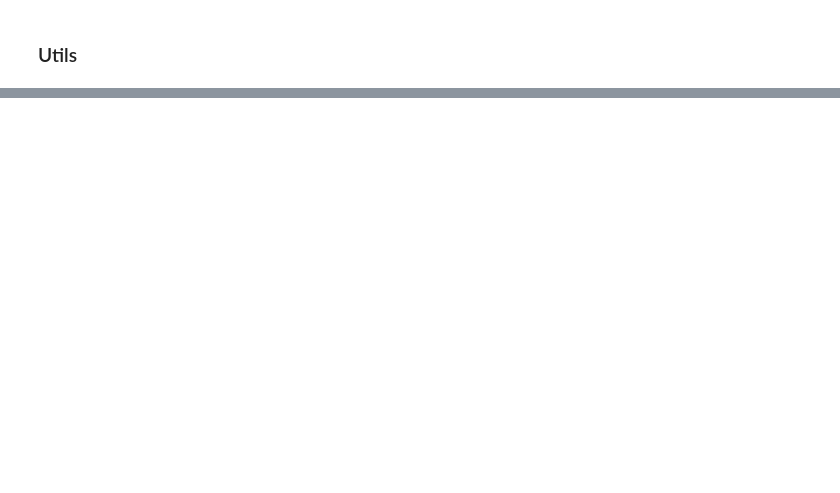
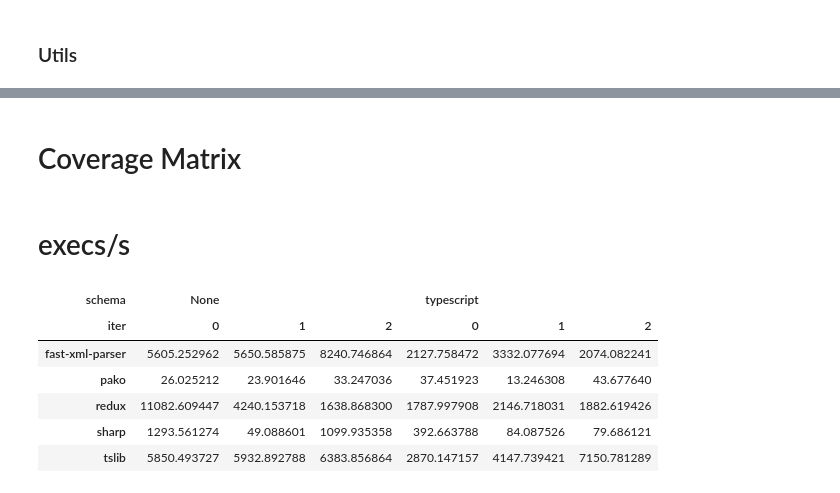
Before and after one commit to mayant15/railcar, a Jupyter notebook: infra/report.ipynb, the cells around one changed output, grey strips where cells are left out. Saved outputs shown, nothing was run; the diff lists cells and outputs as text; code cells hidden in the pictures; blank space fills up the shorter version.

```diff
--- a/infra/report.ipynb
+++ b/infra/report.ipynb
@@ -64,10 +50,0 @@ modes = ["bytes", "graph"]
-# %%
-def coverage_plot(df):
-    for mode in [best_mode, base_mode]:
-        tmp = df[df['mode'] == mode].copy()
-        tmp['x'] = tmp.groupby('iter')['timestamp'].cumcount() * 15 / 3600
-        sns.lineplot(tmp, x='x', y='covpct', label=mode)
-    plt.title(project)
-    plt.xlabel("Time (hours)")
-    plt.ylabel("Coverage %")
-    plt.show()
@@ -81,0 +96,24 @@ for project in projects:
+# %% [markdown]
+# Coverage Matrix
+# %% [markdown]
+# execs/s
+# %%
+es = []
+for project in projects:
+    df = get_project_data(project, conn)
+    df['start'] = df.groupby(['iter', 'schema'])['timestamp'].transform("first")
+    df['timestamp'] = df['timestamp'] - df['start']
+
+    df = df.groupby(['schema', 'iter']).last()
+    e = (df['execs'] / df['timestamp']).rename(project) # .reset_index().groupby('schema').mean()[0].rename(project)
+    es.append(e)
+
+pd.concat(es, axis=1).transpose()
+# %% [output]
+| schema | None |  |  | typescript |  |  |
+| iter | 0 | 1 | 2 | 0 | 1 | 2 |
+| fast-xml-parser | 5605.252962 | 5650.585875 | 8240.746864 | 2127.758472 | 3332.077694 | 2074.082241 |
+| pako | 26.025212 | 23.901646 | 33.247036 | 37.451923 | 13.246308 | 43.677640 |
+| redux | 11082.609447 | 4240.153718 | 1638.868300 | 1787.997908 | 2146.718031 | 1882.619426 |
+| sharp | 1293.561274 | 49.088601 | 1099.935358 | 392.663788 | 84.087526 | 79.686121 |
+| tslib | 5850.493727 | 5932.892788 | 6383.856864 | 2870.147157 | 4147.739421 | 7150.781289 |
```
Also changed, not shown: parts of 9 cells of this notebook, 5 other files.
